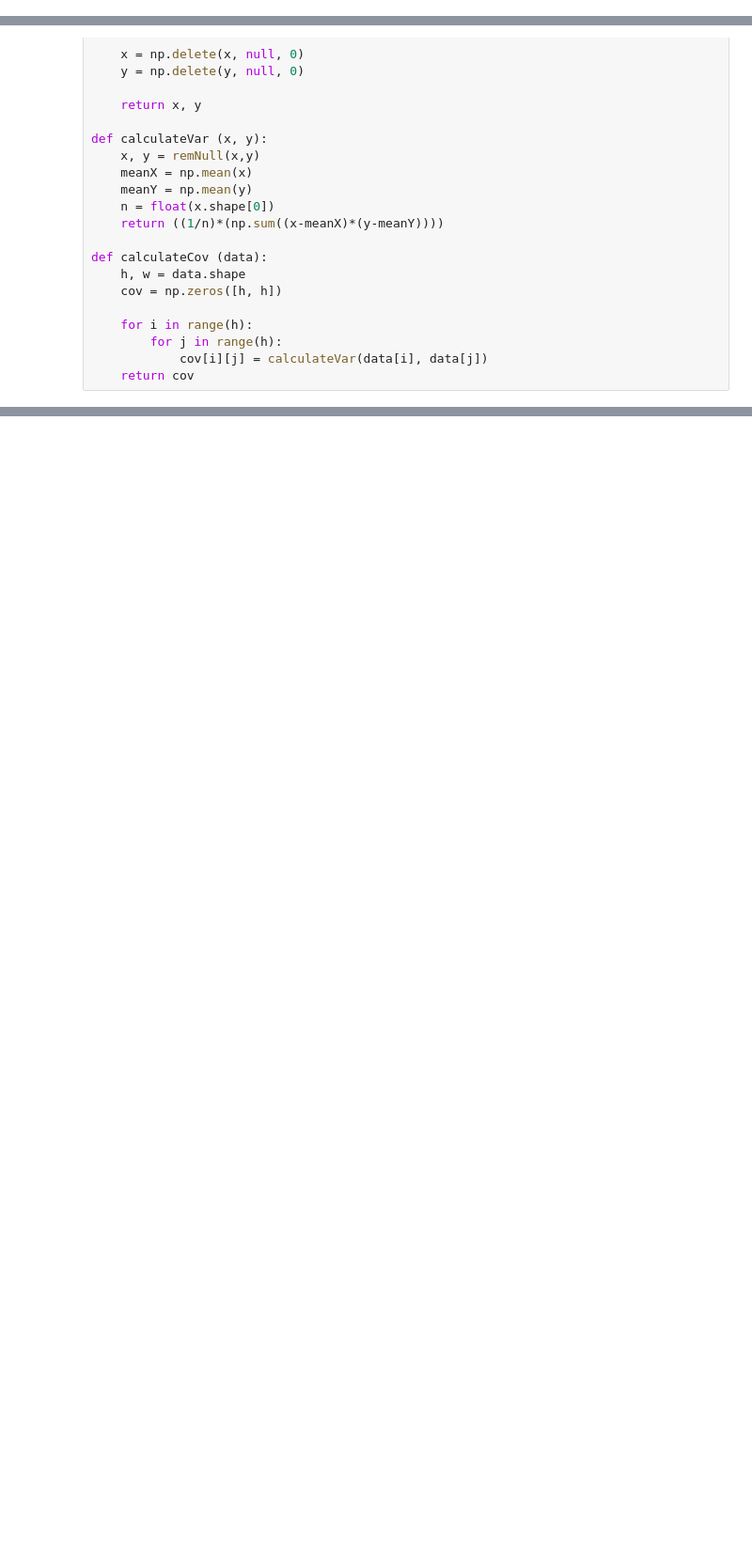
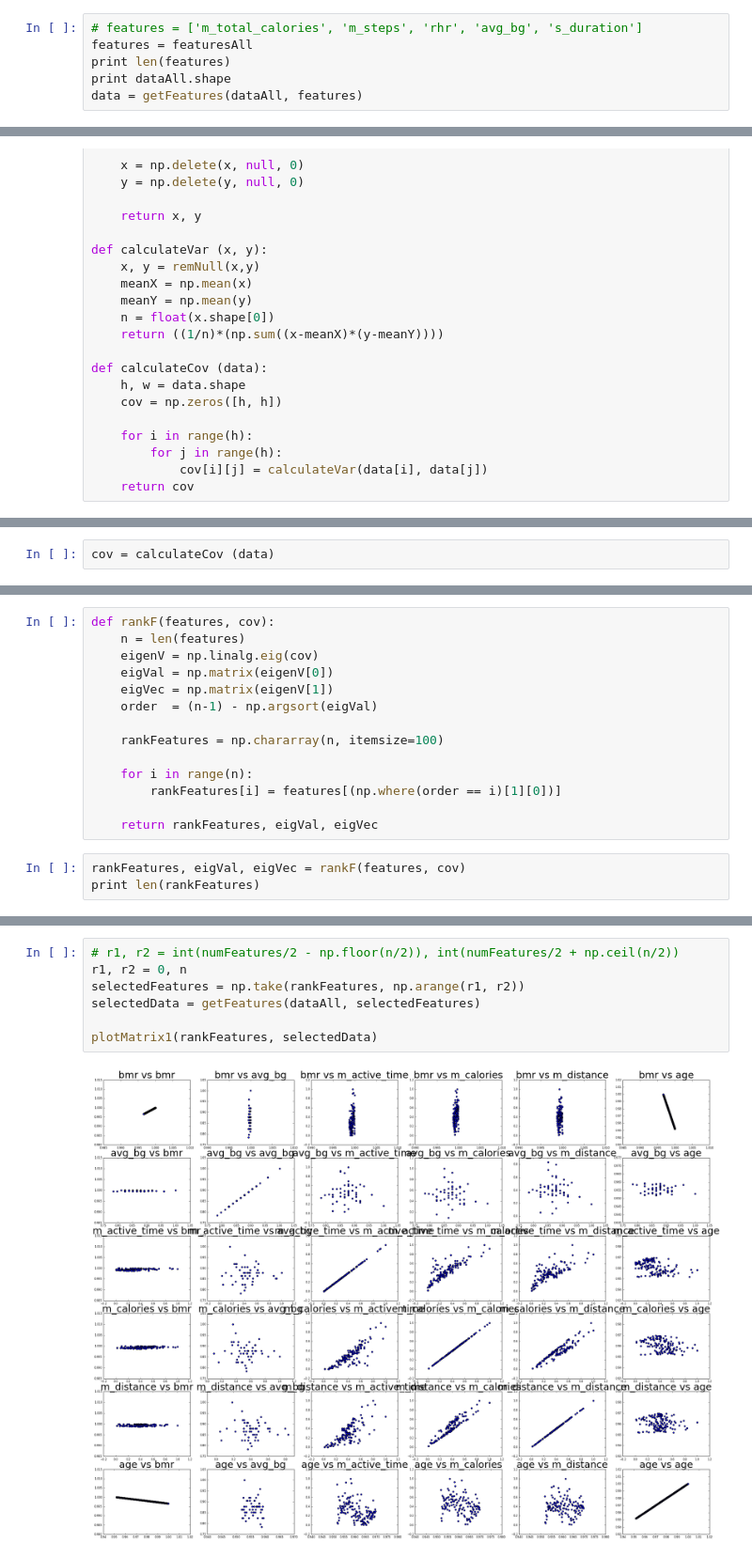
Before and after one commit to crowoy/Health-Analysis, a Jupyter notebook: HealthAnalysis.ipynb, the cells around one changed output, grey strips where cells are left out. Shown at 94% size. Cells and saved outputs as stored; diff of their text form; blank space fills up the shorter version.

Commit message:
Added PCA and dimensionality reduction. Can now specify how many features you would like to extract from data (using variable n), and it will do the rest. Just like magic.

```diff
--- a/HealthAnalysis.ipynb
+++ b/HealthAnalysis.ipynb
@@ -53,0 +56,6 @@ data1 = getFeatures(data, f1)
+# %%
+# features = ['m_total_calories', 'm_steps', 'rhr', 'avg_bg', 's_duration']
+features = featuresAll
+print len(features)
+print dataAll.shape
+data = getFeatures(dataAll, features)
@@ -87,3 +91,5 @@ print calculateCov (data1)
+# %%
+cov = calculateCov (data)
 # %%
 def plotFeatures (title, label1, label2, feature1, feature2):
     plt.scatter(feature1, feature2)
@@ -133,0 +140,17 @@ plotMatrix1(f1, data1)
+# %%
+def rankF(features, cov):
+    n = len(features)
+    eigenV = np.linalg.eig(cov)
+    eigVal = np.matrix(eigenV[0])
+    eigVec = np.matrix(eigenV[1])
+    order  = (n-1) - np.argsort(eigVal)
+
+    rankFeatures = np.chararray(n, itemsize=100)
+
+    for i in range(n):
+        rankFeatures[i] = features[(np.where(order == i)[1][0])]
+
+    return rankFeatures, eigVal, eigVec
+# %%
+rankFeatures, eigVal, eigVec = rankF(features, cov)
+print len(rankFeatures)
@@ -133,0 +159,9 @@ plotMatrix1(f1, data1)
+# %%
+# r1, r2 = int(numFeatures/2 - np.floor(n/2)), int(numFeatures/2 + np.ceil(n/2))
+r1, r2 = 0, n
+selectedFeatures = np.take(rankFeatures, np.arange(r1, r2))
+selectedData = getFeatures(dataAll, selectedFeatures)
+
+plotMatrix1(rankFeatures, selectedData)
+# %% [output]
+[figure, added]
```
Also changed, not shown: parts of 11 cells of this notebook.
